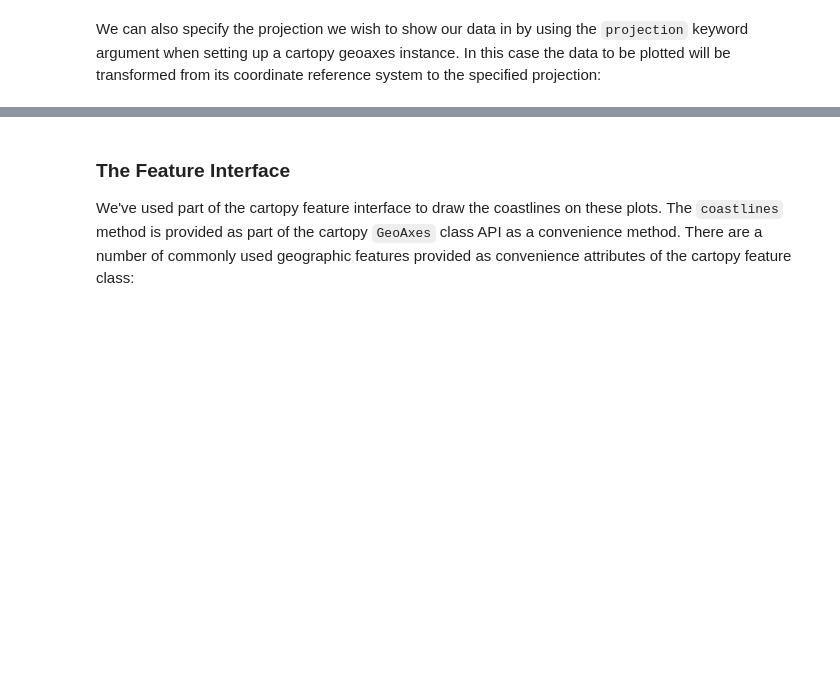
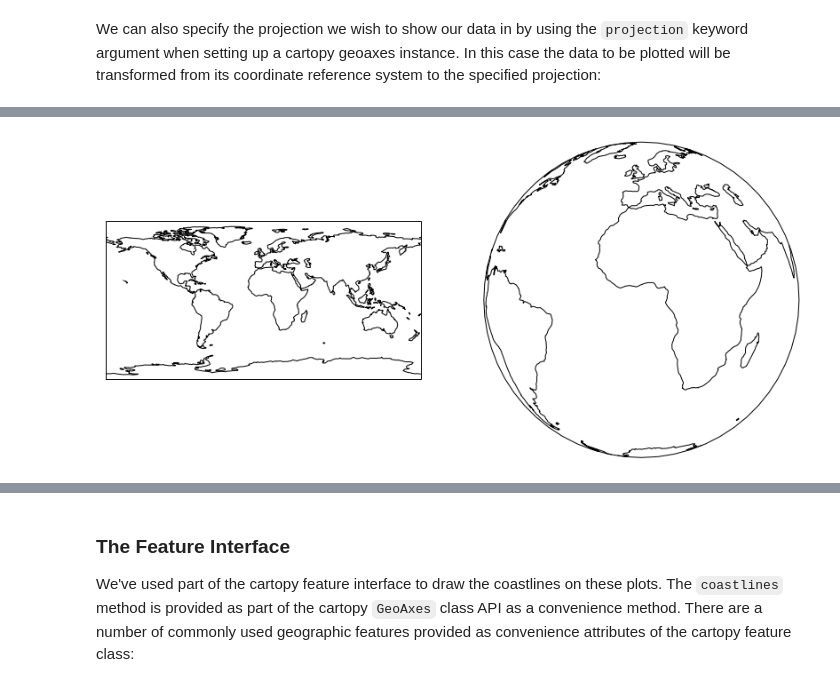
Before and after one commit to lbdreyer/space_apps_2019_scitools_tutorial, a Jupyter notebook: scitools_tutorial.ipynb, the cells around one changed output, grey strips where cells are left out. Saved outputs shown, nothing was run; the diff lists cells and outputs as text; code cells hidden in the pictures; blank space fills up the shorter version.

```diff
--- a/scitools_tutorial.ipynb
+++ b/scitools_tutorial.ipynb
@@ -367,13 +475,4 @@ Iris contains a number of different statistical operators that can be applied in
 ### Visualisation
 
 We can plot the collapsed 2D cube to produce a map showing the mean average air temperature over north America according to the A1B climate scenario. Iris provides various plotting routines from matplotlib that have been made cube-aware. Iris plotting also integrates seamlessly with matplotlib, so in the cell below we produce a plot using Iris plotting functionality and show it using matplotlib functionality:
-# %%
-# matplotlib simple plotting interface
-import matplotlib.pyplot as plt
-
-# Set the default matplotlib figure size.
-plt.rcParams['figure.figsize'] = (10, 8)
-
-# iris quick-plots interface
-import iris.quickplot as qplt
 # %%
@@ -432,0 +575,16 @@ plt.show()
+# %%
+# Make sure the figure is a decent size when plotted.
+fig = plt.figure(figsize=(14, 7))
+
+# Upper plot.
+ax1 = fig.add_subplot(1, 2, 1, projection=ccrs.PlateCarree())
+ax1.coastlines()
+
+# Lower plot.
+ax2 = fig.add_subplot(1, 2, 2, projection=ccrs.Orthographic())
+ax2.coastlines()
+
+# Show both subplots on the same figure.
+plt.show()
+# %% [output]
+[figure, added]
```
Also changed, not shown: parts of 53 cells of this notebook, 1 other file.
